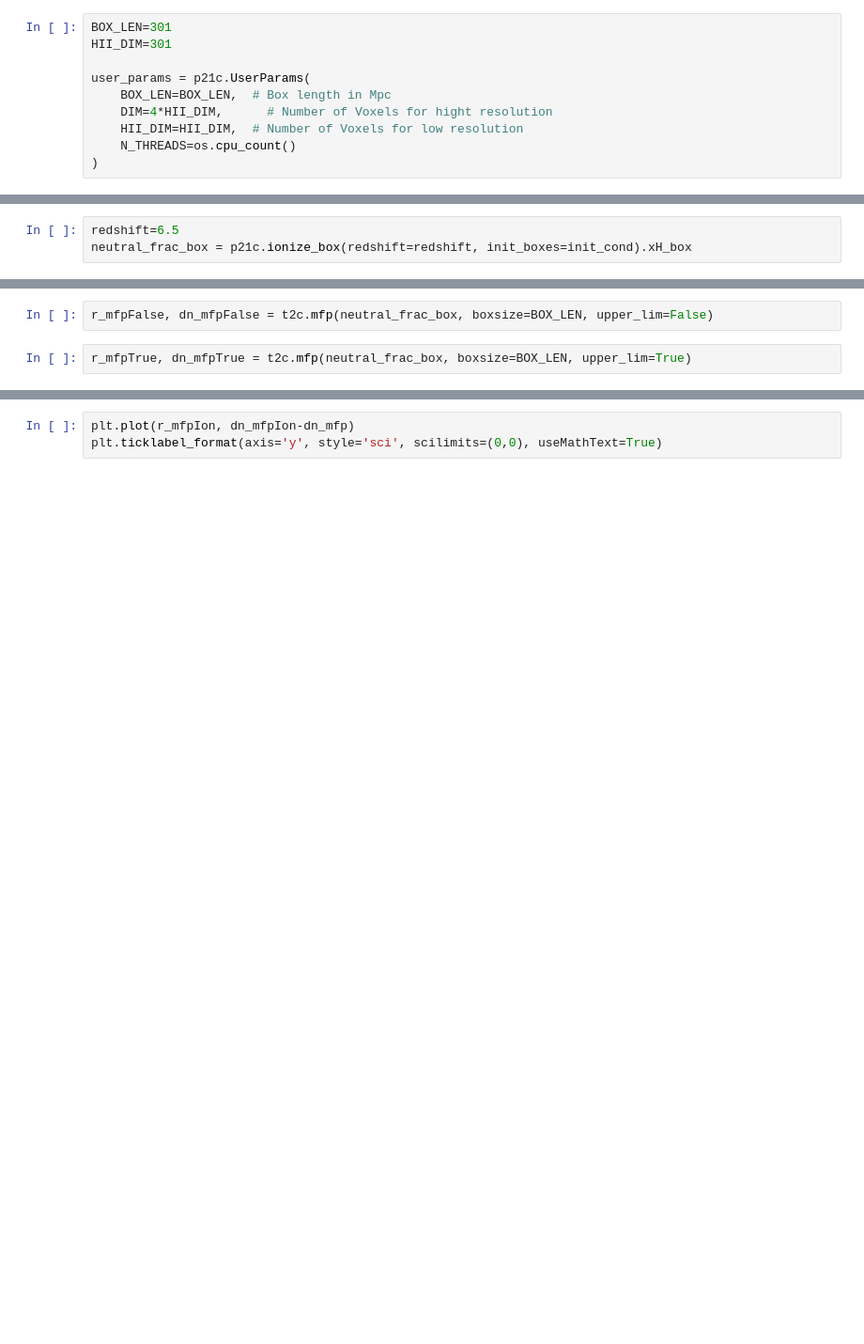
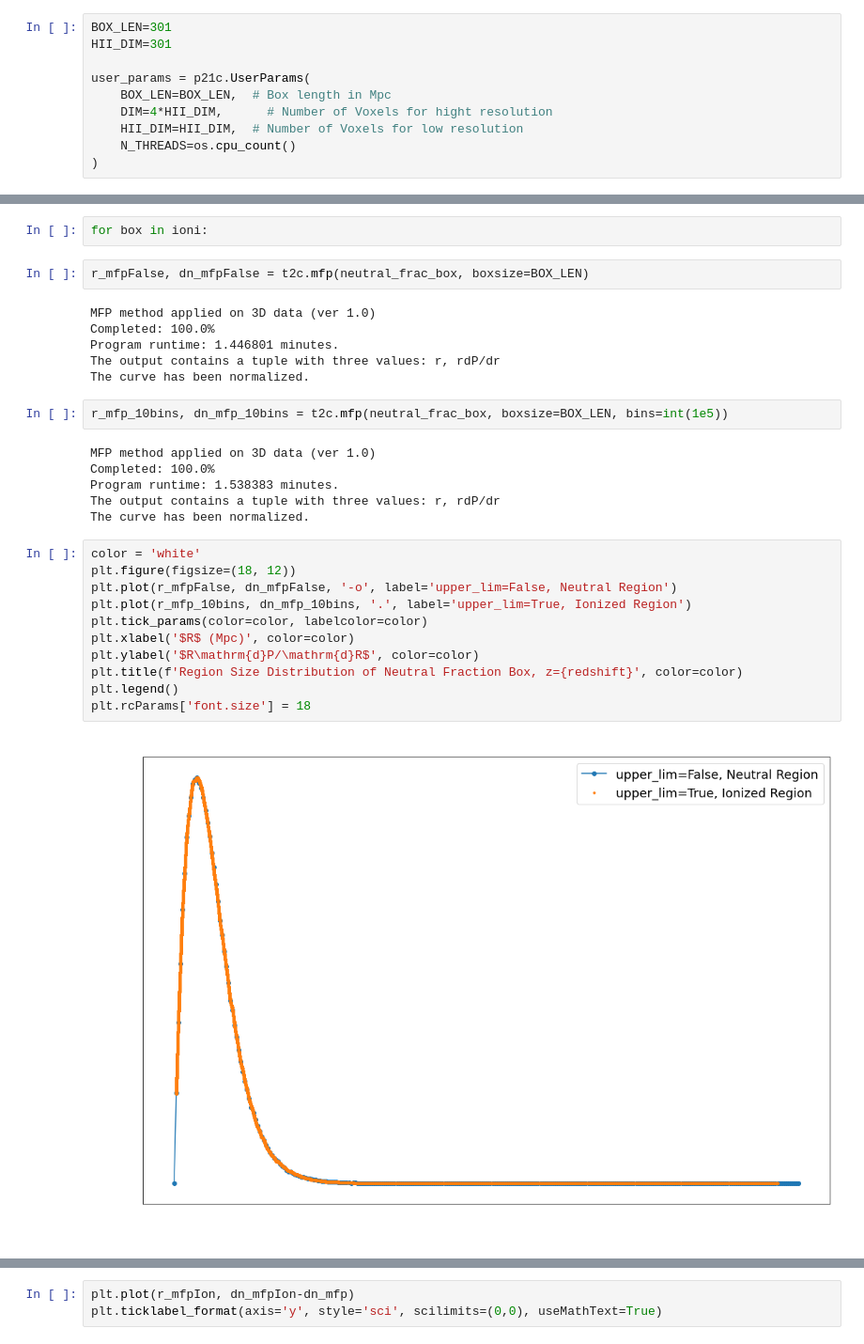
Before and after one commit to tommychinwj/HI_characterization, a Jupyter notebook: Experiment_code.ipynb, the cells around one changed output, grey strips where cells are left out. Shown at 94% size. Saved outputs shown, nothing was run; the diff lists cells and outputs as text; blank space fills up the shorter version.

```diff
--- a/Experiment_code.ipynb
+++ b/Experiment_code.ipynb
@@ -786,3 +795,0 @@ print(f'Execution time = {execution_time}')
-# %%
-redshift=6.5
-neutral_frac_box = p21c.ionize_box(redshift=redshift, init_boxes=init_cond).xH_box
@@ -789,7 +809,34 @@ neutral_frac_box = p21c.ionize_box(redshift=redshift, init_boxes=init_cond).xH_b
+# %%
+for box in ioni:
 # %%
-r_mfpFalse, dn_mfpFalse = t2c.mfp(neutral_frac_box, boxsize=BOX_LEN, upper_lim=False)
+r_mfpFalse, dn_mfpFalse = t2c.mfp(neutral_frac_box, boxsize=BOX_LEN)
+# %% [output]
+MFP method applied on 3D data (ver 1.0)
+Completed: 100.0%
+Program runtime: 1.446801 minutes.
+The output contains a tuple with three values: r, rdP/dr
+The curve has been normalized.
 # %%
-r_mfpTrue, dn_mfpTrue = t2c.mfp(neutral_frac_box, boxsize=BOX_LEN, upper_lim=True)
+r_mfp_10bins, dn_mfp_10bins = t2c.mfp(neutral_frac_box, boxsize=BOX_LEN, bins=int(1e5))
+# %% [output]
+MFP method applied on 3D data (ver 1.0)
+Completed: 100.0%
+Program runtime: 1.538383 minutes.
+The output contains a tuple with three values: r, rdP/dr
+The curve has been normalized.
+# %%
+color = 'white'
+plt.figure(figsize=(18, 12))
+plt.plot(r_mfpFalse, dn_mfpFalse, '-o', label='upper_lim=False, Neutral Region')
+plt.plot(r_mfp_10bins, dn_mfp_10bins, '.', label='upper_lim=True, Ionized Region')
+plt.tick_params(color=color, labelcolor=color)
+plt.xlabel('$R$ (Mpc)', color=color)
+plt.ylabel('$R\mathrm{d}P/\mathrm{d}R$', color=color)
+plt.title(f'Region Size Distribution of Neutral Fraction Box, z={redshift}', color=color)
+plt.legend()
+plt.rcParams['font.size'] = 18
+# %% [output]
+[figure, added]
 # %%
 color = 'white'
 
```
Also changed, not shown: parts of 19 cells of this notebook, 1 other file.
